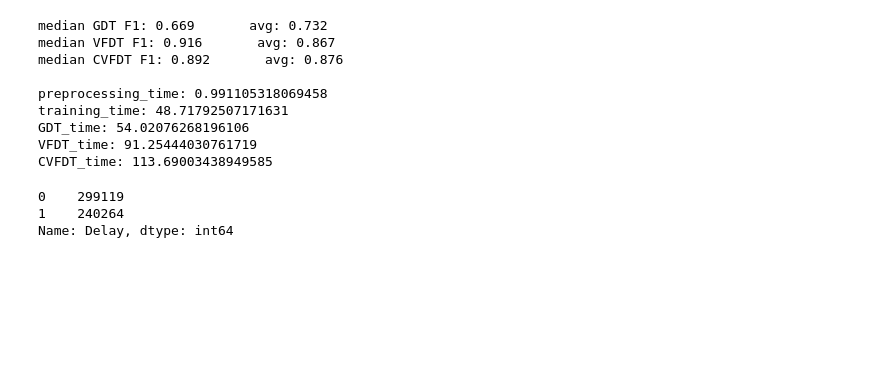
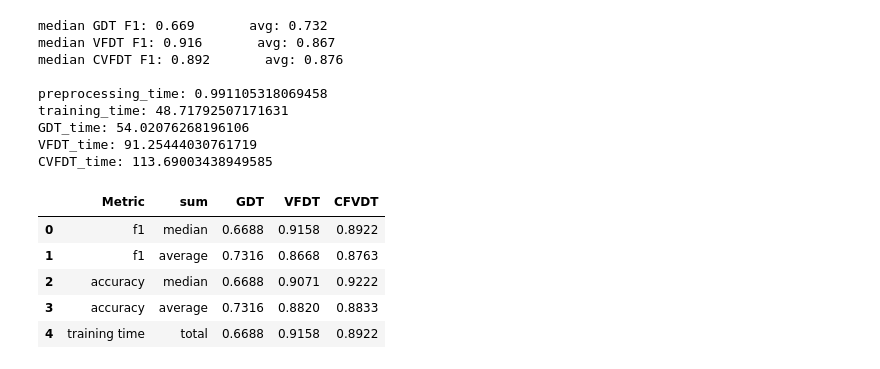
Before and after one commit to Leon209/Thesis, a Jupyter notebook: notebooks/agr_a_Evaluation.ipynb, the cells around one changed output. Cells and saved outputs as stored; diff of their text form; code cells hidden in the pictures; blank space fills up the shorter version.

```diff
--- a/notebooks/agr_a_Evaluation.ipynb
+++ b/notebooks/agr_a_Evaluation.ipynb
@@ -372,7 +372,7 @@ for i in range(len(X_data_stream)):
     y_pred_GDT = np.nan_to_num(y_pred_GDT)
     y_pred_GDT = np.round(y_pred_GDT)
     #GDT_f1 = sklearn.metrics.get_scorer(metric)._score_func(y_pred_GDT, y_test, average='weighted')
-    GDT_f1 = accuracy_score(y_test_data, y_pred_GDT)
+    GDT_f1 = f1_score(y_test_data, y_pred_GDT)
     GDT_acc = accuracy_score(y_test_data, y_pred_GDT)
 
     t1 = time.time()
@@ -511,6 +509,20 @@ data = pd.read_csv('datasets_streaming/airlines.csv')
 # %%
-data.Delay.value_counts()
+#output performance
+#Global:(Average, Median)  Sliding:()
+results = pd.DataFrame(columns=['Metric','sum','GDT','VFDT','CFVDT'])
+results.loc[len(results)] = ['f1','median',round(np.median(scores_GDT['f1']),4),round(np.median(scores_VFDT['f1']),4),round(np.median(scores_CVFDT['f1']),4)]
+results.loc[len(results)] = ['f1','average',round(np.average(scores_GDT['f1']),4),round(np.average(scores_VFDT['f1']),4),round(np.average(scores_CVFDT['f1']),4)]
+
+results.loc[len(results)] = ['accuracy','median',round(np.median(scores_GDT['acc']),4),round(np.median(scores_VFDT['acc']),4),round(np.median(scores_CVFDT['acc']),4)]
+results.loc[len(results)] = ['accuracy','average',round(np.average(scores_GDT['acc']),4),round(np.average(scores_VFDT['acc']),4),round(np.average(scores_CVFDT['acc']),4)]
+
+results.loc[len(results)] = ['training time','total',round(np.median(scores_GDT['f1']),4),round(np.median(scores_VFDT['f1']),4),round(np.median(scores_CVFDT['f1']),4)]
-# %% [output]
-0    299119
-1    240264
-Name: Delay, dtype: int64
+# %%
+results
+# %% [output]
+|  | Metric | sum | GDT | VFDT | CFVDT |
+| 0 | f1 | median | 0.6688 | 0.9158 | 0.8922 |
+| 1 | f1 | average | 0.7316 | 0.8668 | 0.8763 |
+| 2 | accuracy | median | 0.6688 | 0.9071 | 0.9222 |
+| 3 | accuracy | average | 0.7316 | 0.8820 | 0.8833 |
+| 4 | training time | total | 0.6688 | 0.9158 | 0.8922 |
```
Also changed, not shown: parts of 2 cells of this notebook.
